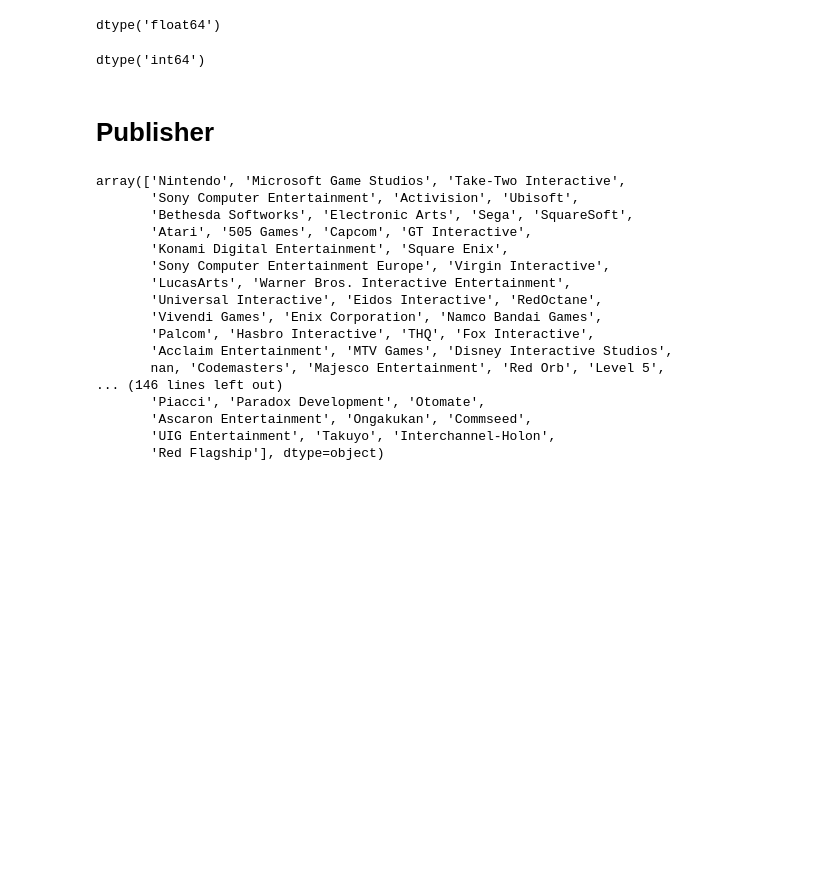
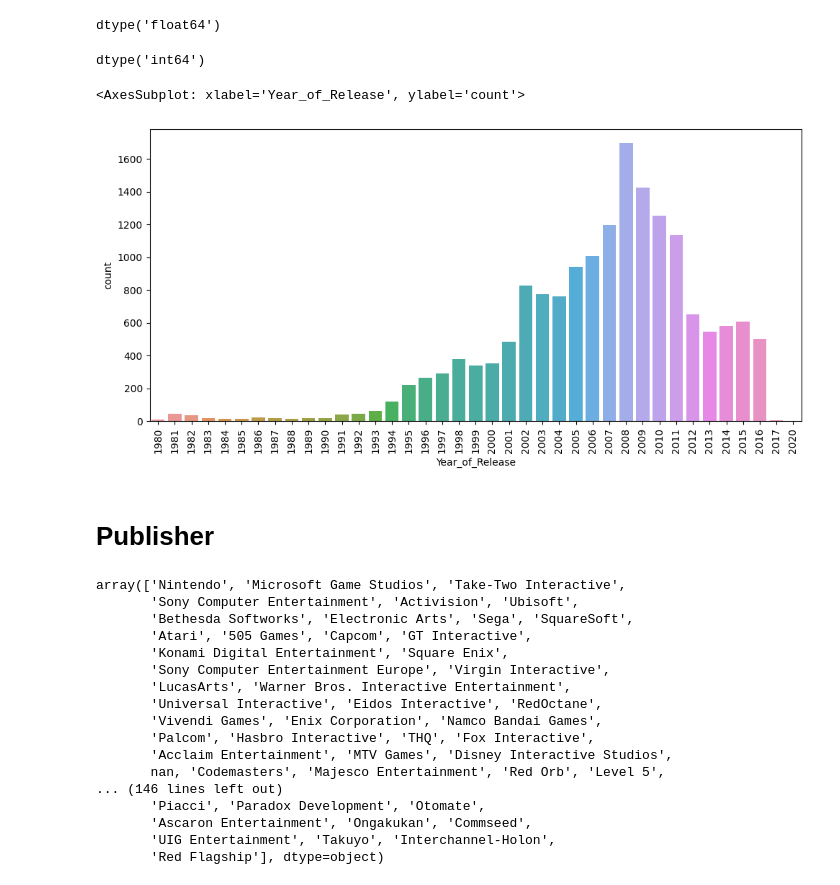
Before and after one commit to asif851/Video-Game-Sales, a Jupyter notebook: copy.ipynb, the cells around one changed output. Saved outputs shown, nothing was run; the diff lists cells and outputs as text; code cells hidden in the pictures; blank space fills up the shorter version.

```diff
--- a/copy.ipynb
+++ b/copy.ipynb
@@ -126,6 +126,15 @@ df["Year_of_Release"] = df["Year_of_Release"].astype(int)
 df["Year_of_Release"].dtype
 # %% [output]
 dtype('int64')
+# %%
+plt.figure(figsize=(10,5))
+
+
+plt.xticks(rotation=90)
+sns.countplot(x="Year_of_Release",data=df)
+# %% [output]
+<AxesSubplot: xlabel='Year_of_Release', ylabel='count'>
+[figure, added]
 # %% [markdown]
 # Publisher
 # %%
```
Also changed, not shown: parts of 4 cells of this notebook, 1 other file.
